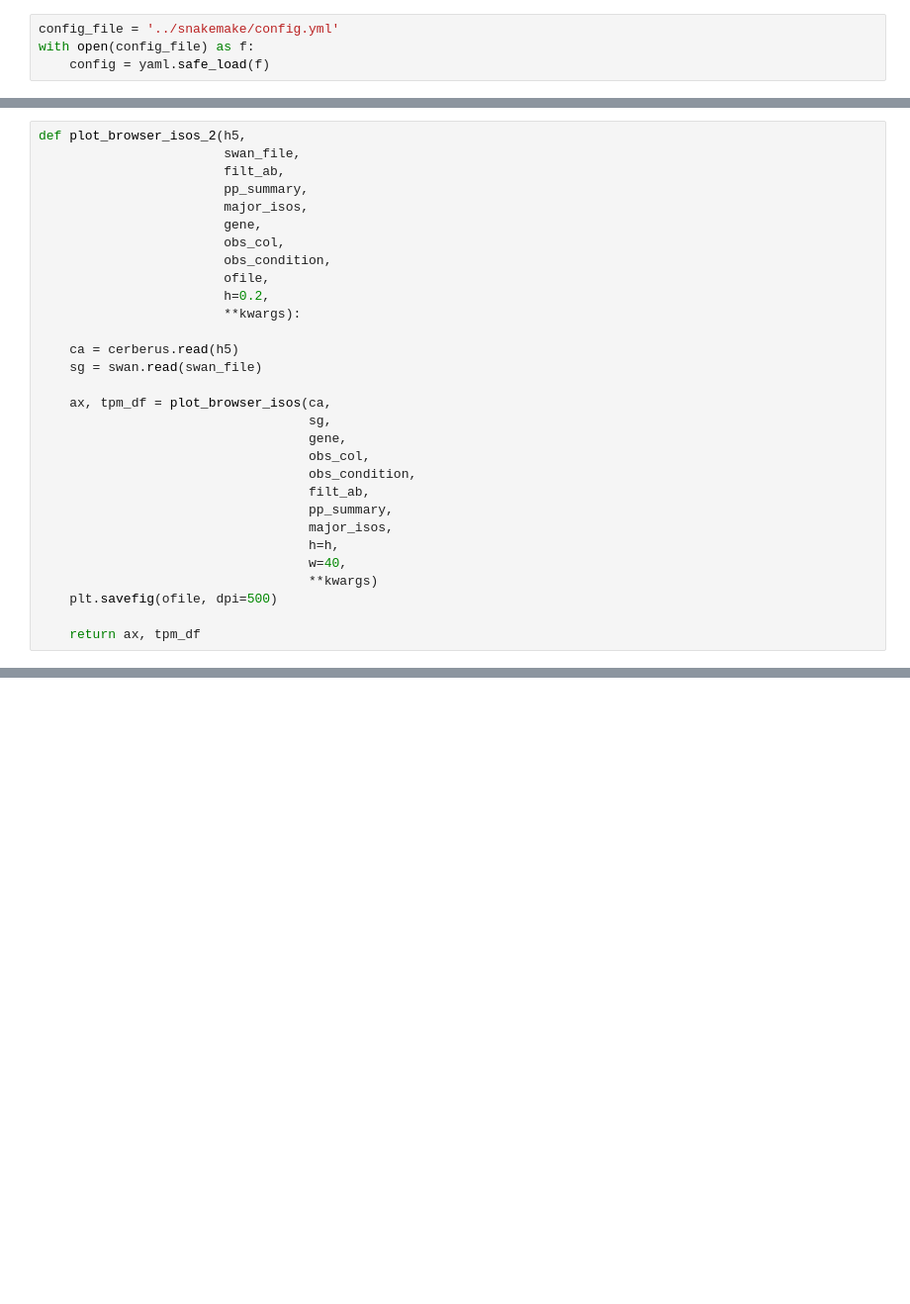
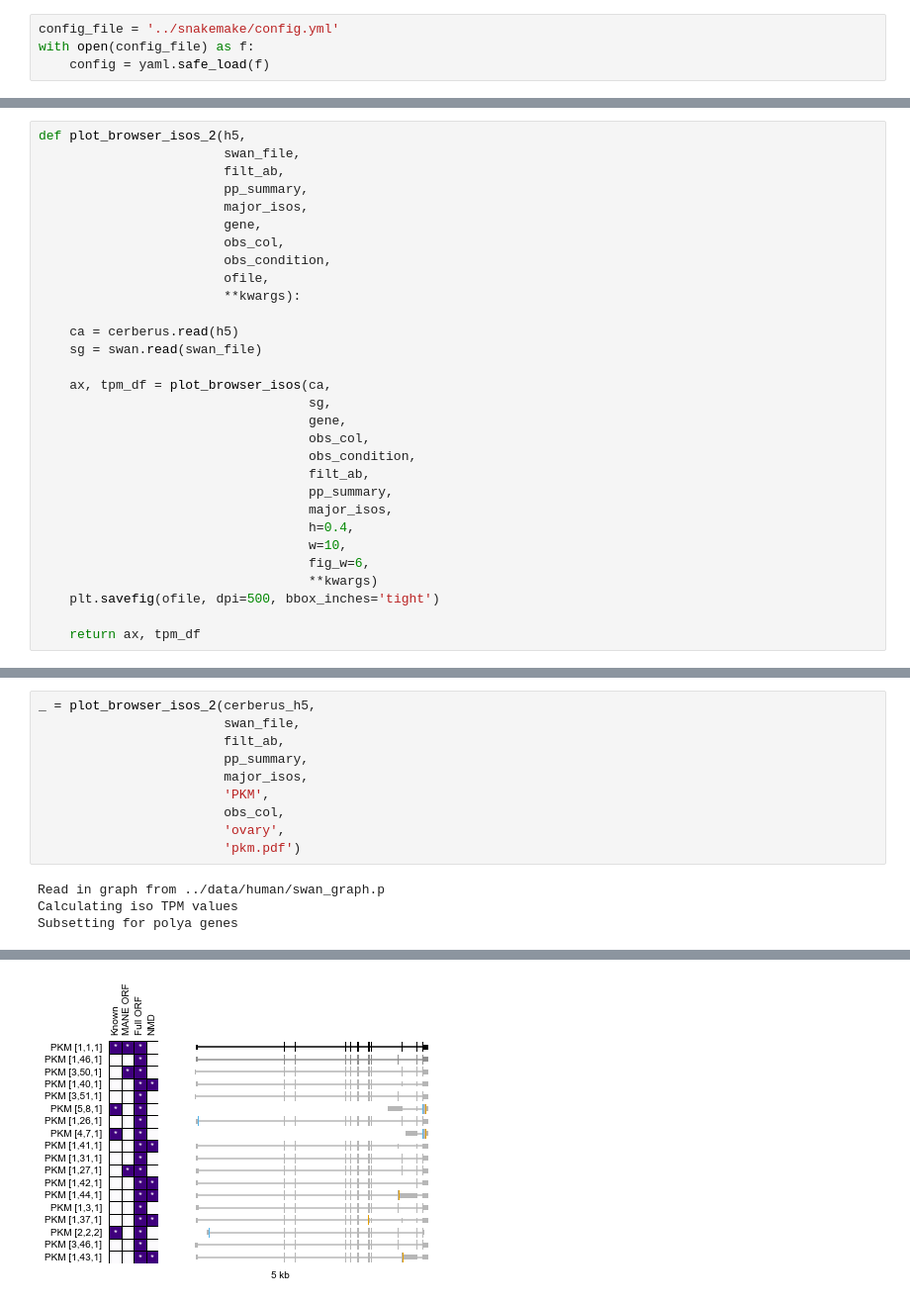
Before and after one commit to fairliereese/paper_rnawg, a Jupyter notebook: figures/fig2/dev.ipynb, the cells around one changed output, grey strips where cells are left out. Shown at 99% size. Saved outputs shown, nothing was run; the diff lists cells and outputs as text; blank space fills up the shorter version.

```diff
--- a/figures/fig2/dev.ipynb
+++ b/figures/fig2/dev.ipynb
@@ -415,7 +428,6 @@ def plot_browser_isos_2(h5,
                         obs_col,
                         obs_condition,
                         ofile,
-                        h=0.2,
                         **kwargs):
 
     ca = cerberus.read(h5)
@@ -429,9 +441,10 @@ def plot_browser_isos_2(h5,
                                    filt_ab,
                                    pp_summary,
                                    major_isos,
-                                   h=h,
-                                   w=40,
+                                   h=0.4,
+                                   w=10,
+                                   fig_w=6,
                                    **kwargs)
-    plt.savefig(ofile, dpi=500)
+    plt.savefig(ofile, dpi=500, bbox_inches='tight')
 
     return ax, tpm_df
@@ -437,0 +465,14 @@ def plot_browser_isos_2(h5,
+# %%
+_ = plot_browser_isos_2(cerberus_h5,
+                        swan_file,
+                        filt_ab,
+                        pp_summary,
+                        major_isos,
+                        'PKM',
+                        obs_col,
+                        'ovary',
+                        'pkm.pdf')
+# %% [output]
+Read in graph from ../data/human/swan_graph.p
+Calculating iso TPM values
+Subsetting for polya genes
@@ -437,0 +496 @@ def plot_browser_isos_2(h5,
+[figure, added]
```
Also changed, not shown: parts of 26 cells of this notebook, 3 other files.
